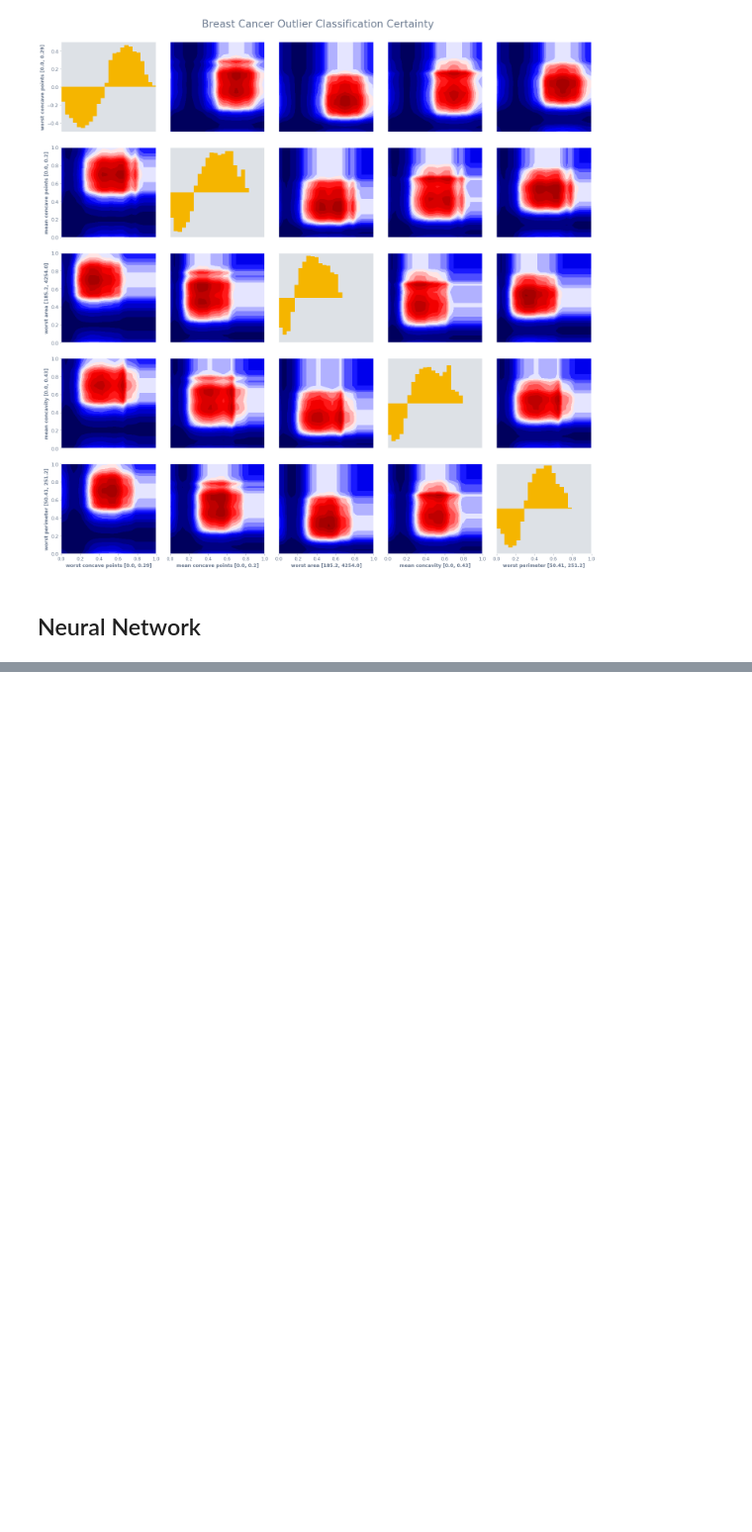
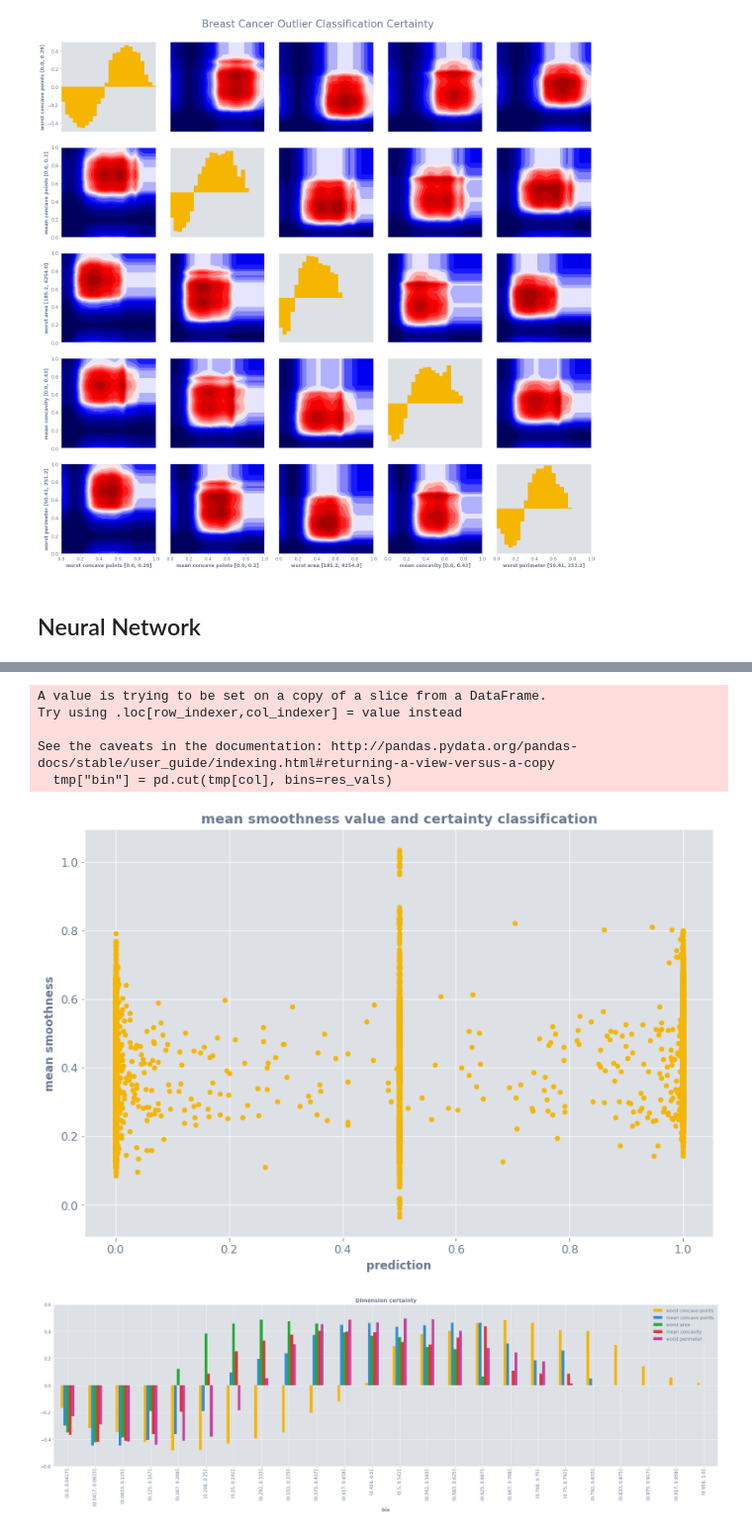
Before and after one commit to Ekrekr/ldr, a Jupyter notebook: examples.ipynb, the cells around one changed output, grey strips where cells are left out. Shown at 99% size. Saved outputs shown, nothing was run; the diff lists cells and outputs as text; code cells hidden in the pictures; blank space fills up the shorter version.

```diff
--- a/examples.ipynb
+++ b/examples.ipynb
@@ -275,0 +277,8 @@ Finished Training
+# %%
+test_input = torch.FloatTensor(X_test.values)
+preds = np.array(net.predict(test_input))
+test_labels = [1 if i == "malignant" else 0 for i in y_test]
+print(preds)
+print("F1 score:", f1_score(test_labels, preds, pos_label=1))
+print("Confusion matrix:")
+print(confusion_matrix(test_labels, preds))
@@ -275,0 +298,4 @@ Finished Training
+# %%
+preds = np.array(net.predict_proba(test_input))
+for i in zip(preds, test_labels):
+    print(i)
@@ -275,0 +342,6 @@ Finished Training
+# %%
+# Certainty
+def oc_nn_clf_func(df):
+    oc_pred = oc_clf_func(df)
+    nn_pred = nn_clf_func(df)
+    return [(nn_pred[i] - 0.5) * i_val + 0.5 for i, i_val in enumerate(oc_pred)]
@@ -275,0 +353,14 @@ Finished Training
+# %%
+hd.density_estimate(oc_nn_clf_func, n=10000)
+hd.density_scatter("mean smoothness")
+hd.select_vis_cols(features, n_bins=25)
+hd.vis_1d(figsize=(32, 8))
+hd.vis_2d(title="Breast Cancer Classification NN")
+# %% [output]
+A value is trying to be set on a copy of a slice from a DataFrame.
+Try using .loc[row_indexer,col_indexer] = value instead
+
+See the caveats in the documentation: http://pandas.pydata.org/pandas-docs/stable/user_guide/indexing.html#returning-a-view-versus-a-copy
+  tmp["bin"] = pd.cut(tmp[col], bins=res_vals)
+[figure, added]
+[figure, added]
```
Also changed, not shown: parts of 17 cells of this notebook, 2 other files.
